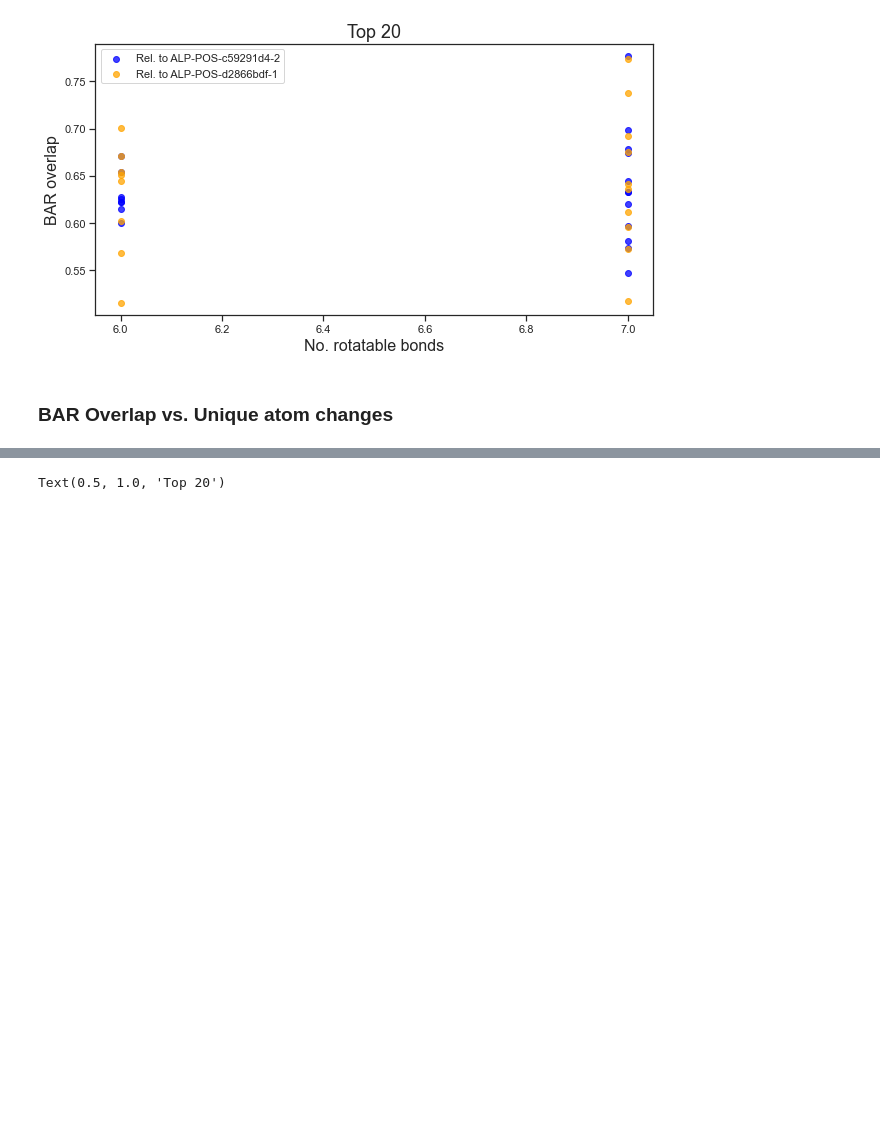
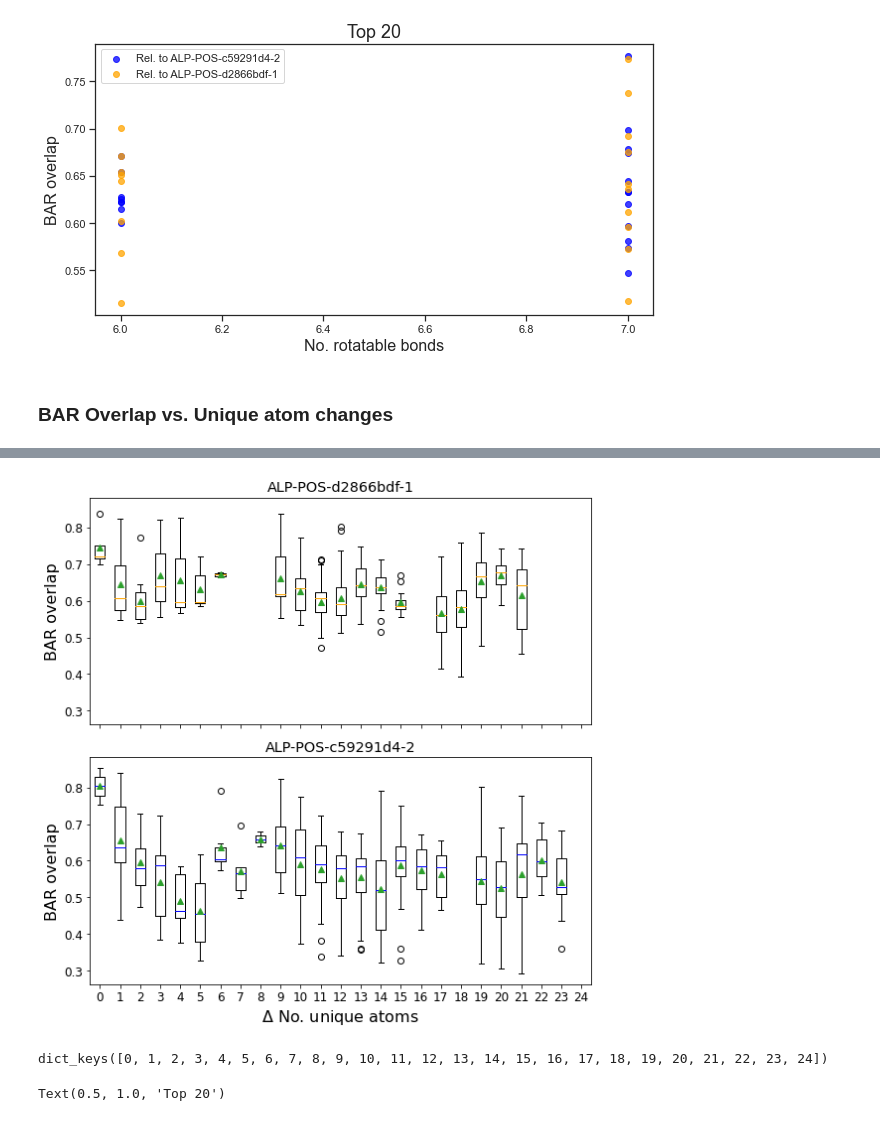
Before and after one commit to choderalab/fah-xchem-notebooks, a Jupyter notebook: analysis/sprint-3/ANALYSIS-Sprint-3.ipynb, the cells around one changed output, grey strips where cells are left out. Cells and saved outputs as stored; diff of their text form; code cells hidden in the pictures; blank space fills up the shorter version.

```diff
--- a/analysis/sprint-3/ANALYSIS-Sprint-3.ipynb
+++ b/analysis/sprint-3/ANALYSIS-Sprint-3.ipynb
@@ -2077,3 +2077,42 @@ plt.show()
+# %%
+#fig, ax = plt.subplots(figsize=(10,5))
+fig, (ax1, ax2) = plt.subplots(2, sharey=True, figsize=(8,8))
+ax.xaxis.set_major_locator(MaxNLocator(integer=True))
+
+del_unique_atoms_bar_overlap_dict = {
+    "ALP-POS-d2866bdf-1": {"delta_n_u_atoms": {x:[] for x in range(0, 25)}},
+    "ALP-POS-c59291d4-2": {"delta_n_u_atoms": {x:[] for x in range(0, 25)}}
+    }
+
+for i, ligand in enumerate(start_end):
+
+    delta_n_u_atoms = start_end[ligand]['delta_u_atoms']
+    bar_overlap = start_end[ligand]['BAR_overlap']
+
+    del_unique_atoms_bar_overlap_dict[ligand[1]]["delta_n_u_atoms"][delta_n_u_atoms].append(bar_overlap)
+
+ax1.boxplot(del_unique_atoms_bar_overlap_dict["ALP-POS-d2866bdf-1"]["delta_n_u_atoms"].values(),showmeans=True, medianprops=dict(color="orange"))
+ax1.set_xticklabels(del_unique_atoms_bar_overlap_dict["ALP-POS-d2866bdf-1"]["delta_n_u_atoms"].keys())
+ax2.boxplot(del_unique_atoms_bar_overlap_dict["ALP-POS-c59291d4-2"]["delta_n_u_atoms"].values(), showmeans=True, medianprops=dict(color="blue"))
+ax2.set_xticklabels(del_unique_atoms_bar_overlap_dict["ALP-POS-c59291d4-2"]["delta_n_u_atoms"].keys())
+
+ax1.tick_params(labelbottom=False)
+
+ax1.set_title("ALP-POS-d2866bdf-1")
+ax2.set_title("ALP-POS-c59291d4-2")
+plt.xlabel(r'$\Delta$ No. unique atoms', size=16)
+
+ax1.set_ylabel('BAR overlap', size=16)
+ax2.set_ylabel('BAR overlap', size=16)
+fig.tight_layout()
+
+plt.show()
+# %% [output]
+[figure, added]
+# %%
+del_unique_atoms_bar_overlap_dict['ALP-POS-d2866bdf-1']['delta_n_u_atoms'].keys()
+# %% [output]
+dict_keys([0, 1, 2, 3, 4, 5, 6, 7, 8, 9, 10, 11, 12, 13, 14, 15, 16, 17, 18, 19, 20, 21, 22, 23, 24])
 # %%
 fig, ax = plt.subplots(figsize=(10,5))
 ax.xaxis.set_major_locator(MaxNLocator(integer=True))
```
Also changed, not shown: parts of 5 cells of this notebook.
